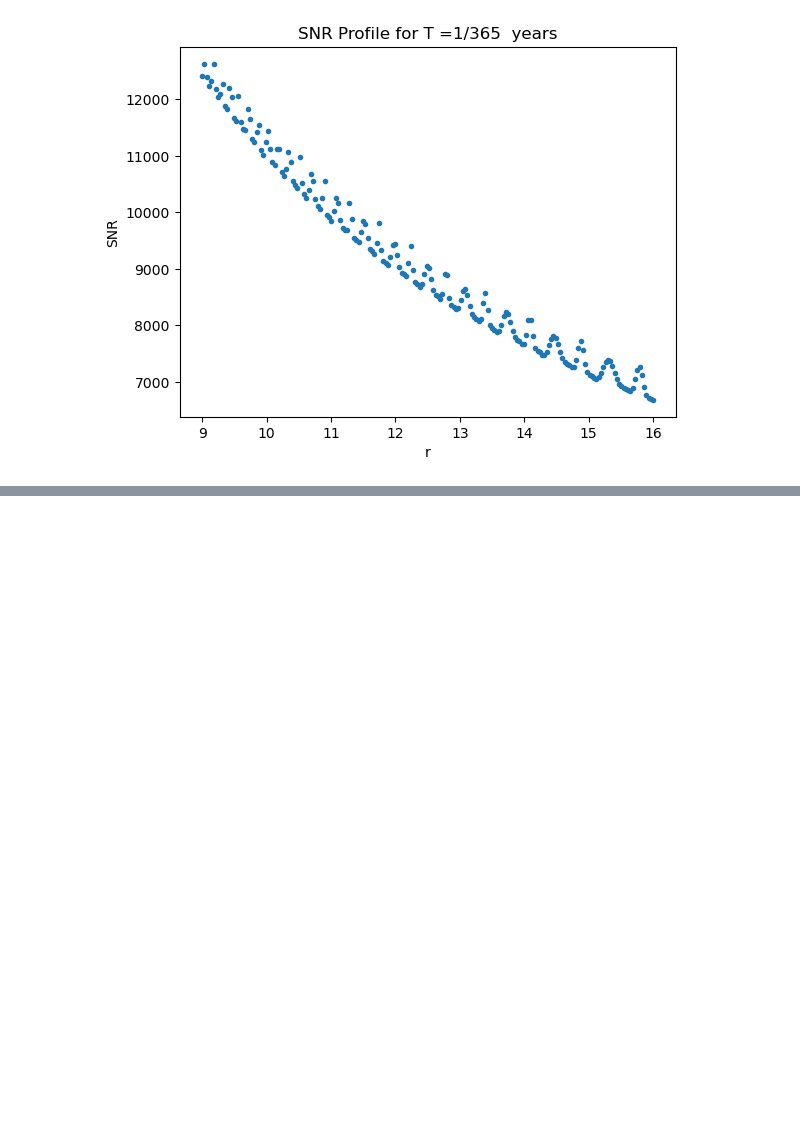
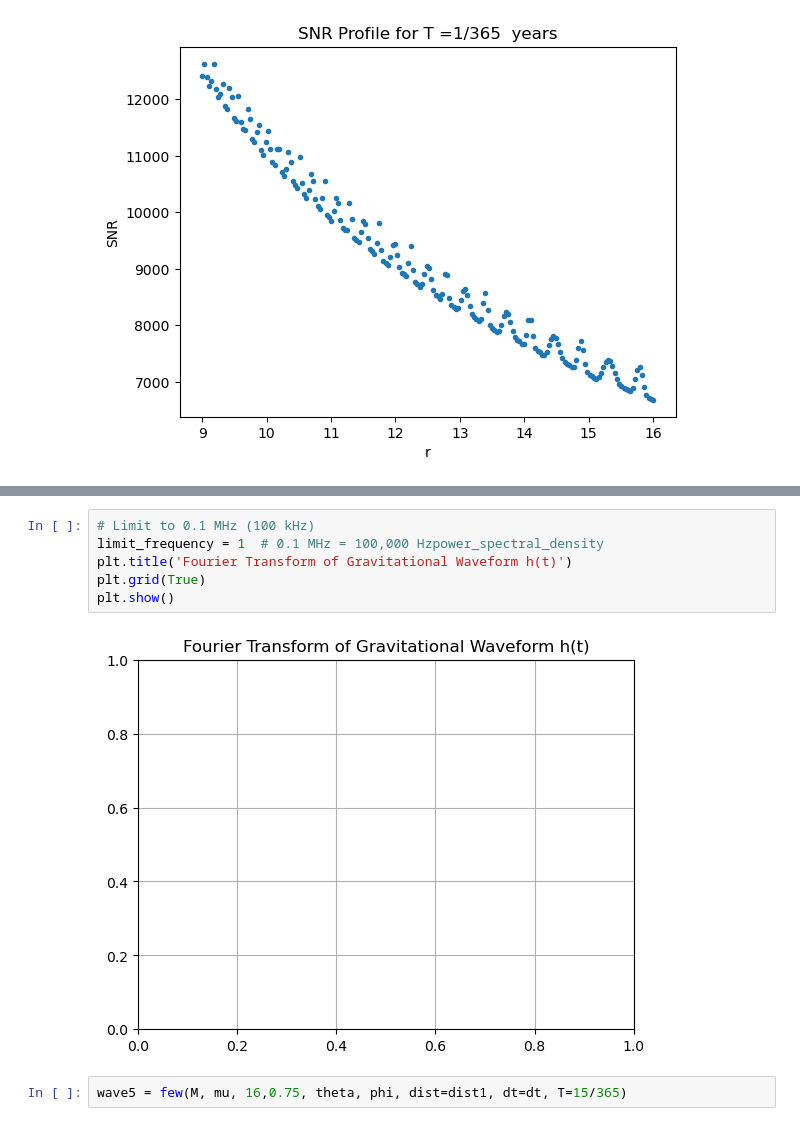
Before and after one commit to smmasruk/M1_Intership, a Jupyter notebook: NotebooksForReport/1stNBwithBHP.ipynb, the cells around one changed output, grey strips where cells are left out. Cells and saved outputs as stored; diff of their text form; blank space fills up the shorter version.

```diff
--- a/NotebooksForReport/1stNBwithBHP.ipynb
+++ b/NotebooksForReport/1stNBwithBHP.ipynb
@@ -446,0 +502,10 @@ plt.show()
+# %%
+# Limit to 0.1 MHz (100 kHz)
+limit_frequency = 1  # 0.1 MHz = 100,000 Hzpower_spectral_density
+plt.title('Fourier Transform of Gravitational Waveform h(t)')
+plt.grid(True)
+plt.show()
+# %% [output]
+[figure, added]
+# %%
+wave5 = few(M, mu, 16,0.75, theta, phi, dist=dist1, dt=dt, T=15/365)
```
Also changed, not shown: parts of 27 cells of this notebook, 11 other files.
